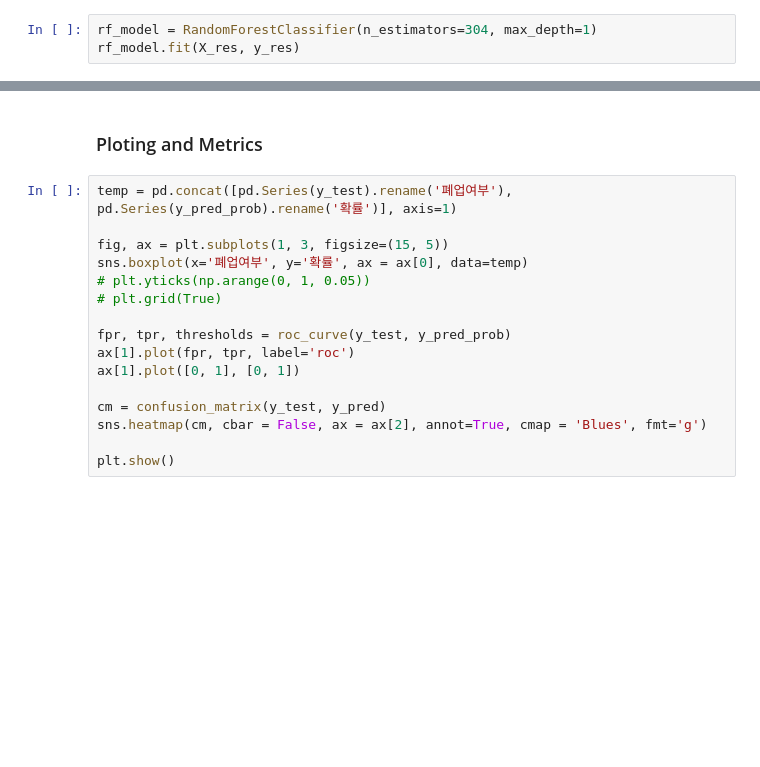
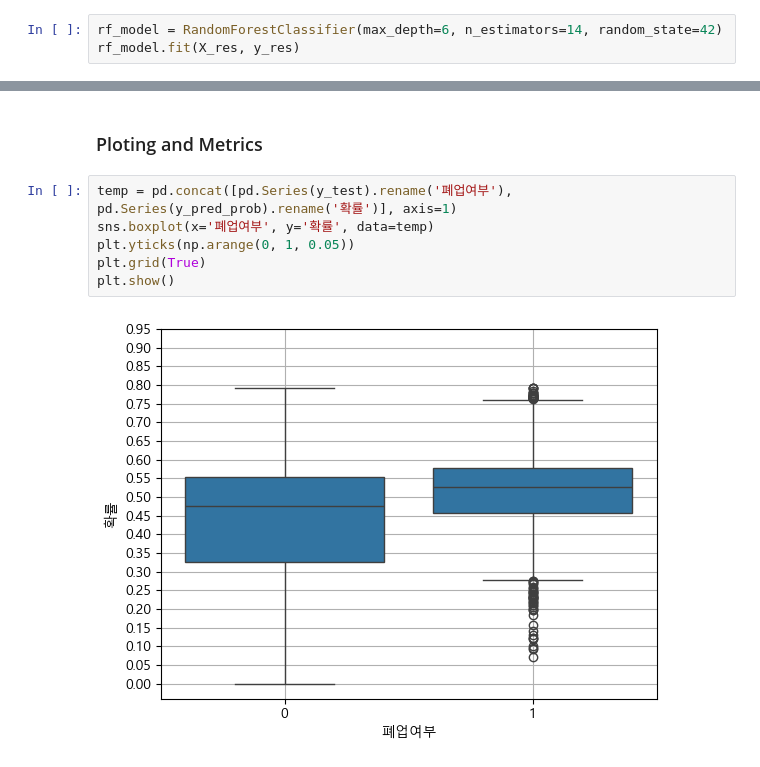
Before and after one commit to basill2001/IECAPSTONE1, a Jupyter notebook: models_RF-2.ipynb, the cells around one changed output, grey strips where cells are left out. Saved outputs shown, nothing was run; the diff lists cells and outputs as text; blank space fills up the shorter version.

Commit message:
Random Tree

```diff
--- a/models_RF-2.ipynb
+++ b/models_RF-2.ipynb
@@ -171,5 +173,5 @@ study.optimize(lambda trial:objective(trial, X_res, y_res), n_trials=20)
 # %%
 study.best_params
 # %%
-rf_model = RandomForestClassifier(n_estimators=304, max_depth=1)
+rf_model = RandomForestClassifier(max_depth=6, n_estimators=14, random_state=42)
 rf_model.fit(X_res, y_res)
@@ -182,17 +186,9 @@ y_pred_prob = rf_model.predict_proba(X_test)[:, 1]
 ### Ploting and Metrics
 # %%
 temp = pd.concat([pd.Series(y_test).rename('폐업여부'), pd.Series(y_pred_prob).rename('확률')], axis=1)
-
-fig, ax = plt.subplots(1, 3, figsize=(15, 5))
-sns.boxplot(x='폐업여부', y='확률', ax = ax[0], data=temp)
-# plt.yticks(np.arange(0, 1, 0.05))
-# plt.grid(True)
-
-fpr, tpr, thresholds = roc_curve(y_test, y_pred_prob)
-ax[1].plot(fpr, tpr, label='roc')
-ax[1].plot([0, 1], [0, 1])
-
-cm = confusion_matrix(y_test, y_pred)
-sns.heatmap(cm, cbar = False, ax = ax[2], annot=True, cmap = 'Blues', fmt='g')
-
+sns.boxplot(x='폐업여부', y='확률', data=temp)
+plt.yticks(np.arange(0, 1, 0.05))
+plt.grid(True)
 plt.show()
+# %% [output]
+[figure, added]
```
Also changed, not shown: parts of 6 cells of this notebook.
